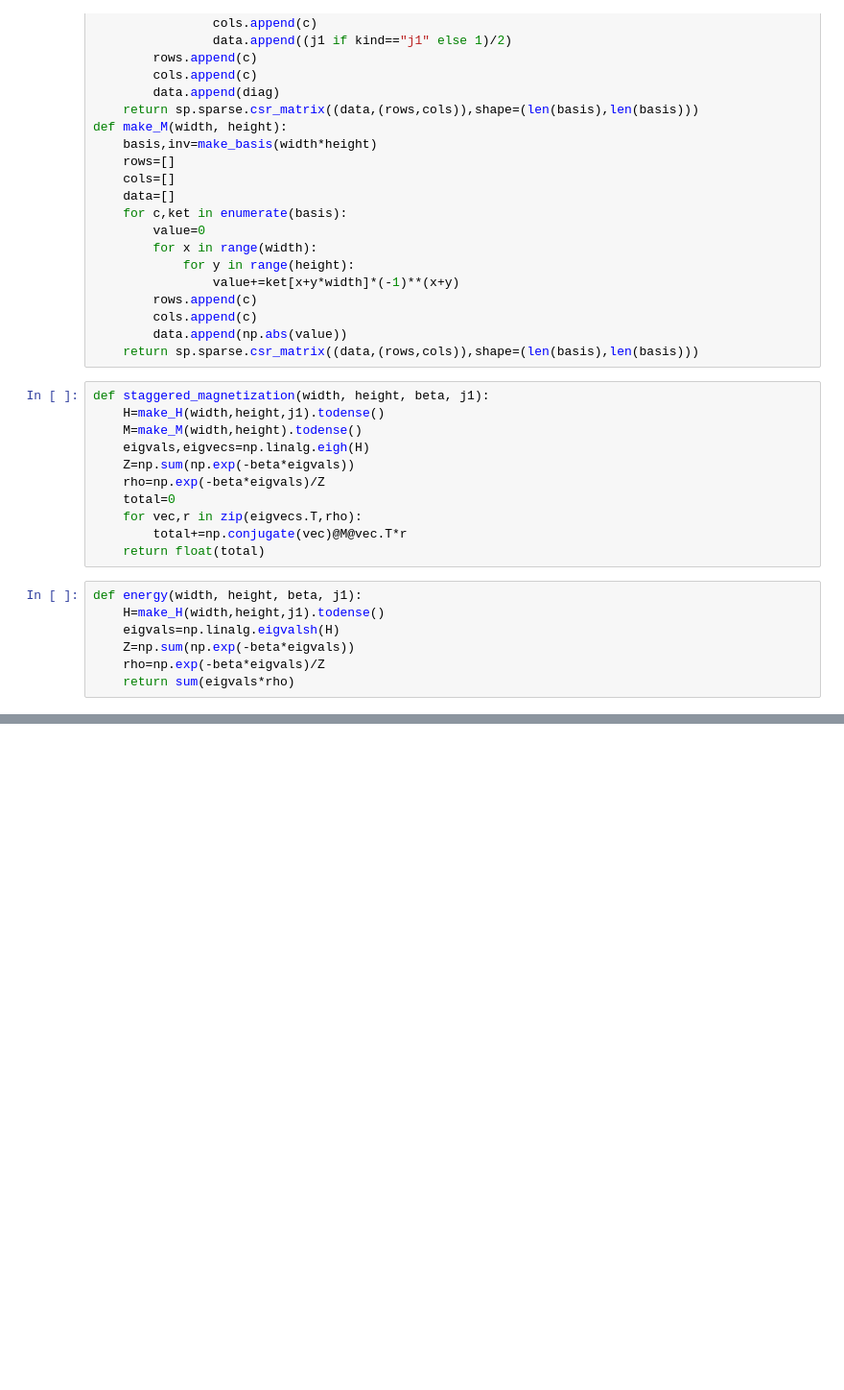
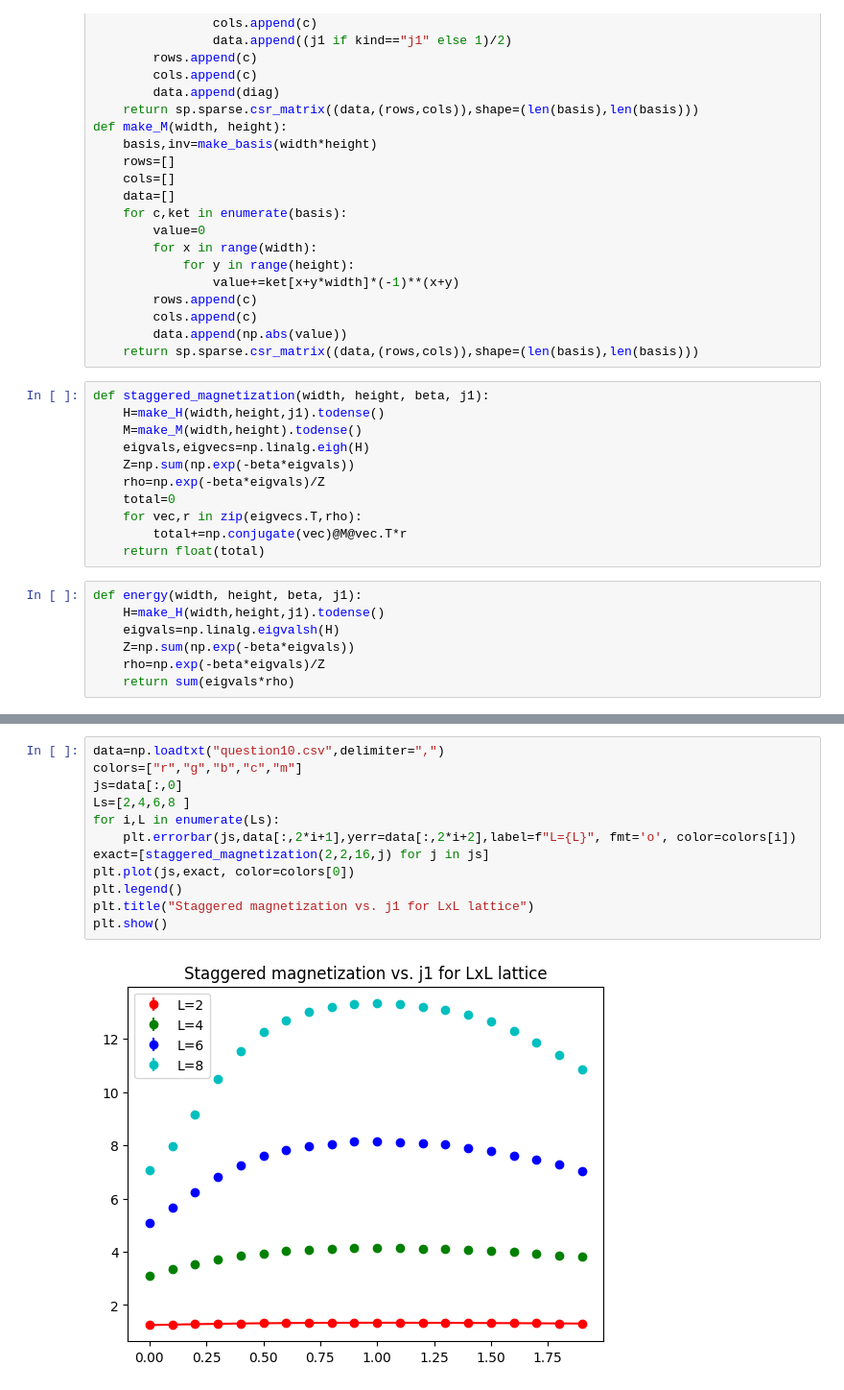
Before and after one commit to BenKarcher/montecarlo, a Jupyter notebook: exact.ipynb, the cells around one changed output, grey strips where cells are left out. Shown at 96% size. Cells and saved outputs as stored; diff of their text form; blank space fills up the shorter version.

```diff
--- a/exact.ipynb
+++ b/exact.ipynb
@@ -102,0 +105,14 @@ plt.show()
+# %%
+data=np.loadtxt("question10.csv",delimiter=",")
+colors=["r","g","b","c","m"]
+js=data[:,0]
+Ls=[2,4,6,8 ]
+for i,L in enumerate(Ls):
+    plt.errorbar(js,data[:,2*i+1],yerr=data[:,2*i+2],label=f"L={L}", fmt='o', color=colors[i])
+exact=[staggered_magnetization(2,2,16,j) for j in js]
+plt.plot(js,exact, color=colors[0])
+plt.legend()
+plt.title("Staggered magnetization vs. j1 for LxL lattice")
+plt.show()
+# %% [output]
+[figure, added]
```
Also changed, not shown: parts of 6 cells of this notebook, 14 other files.
